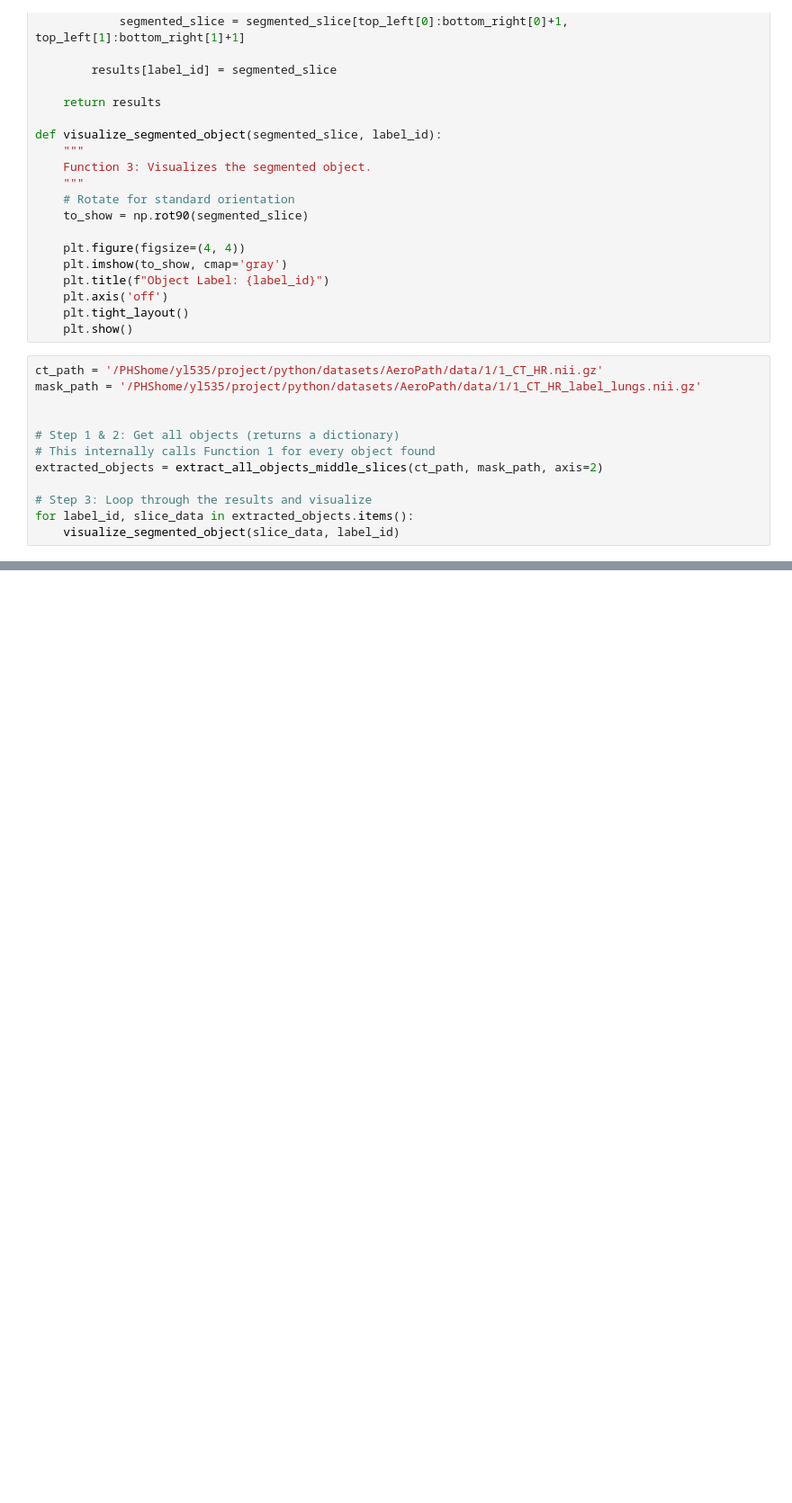
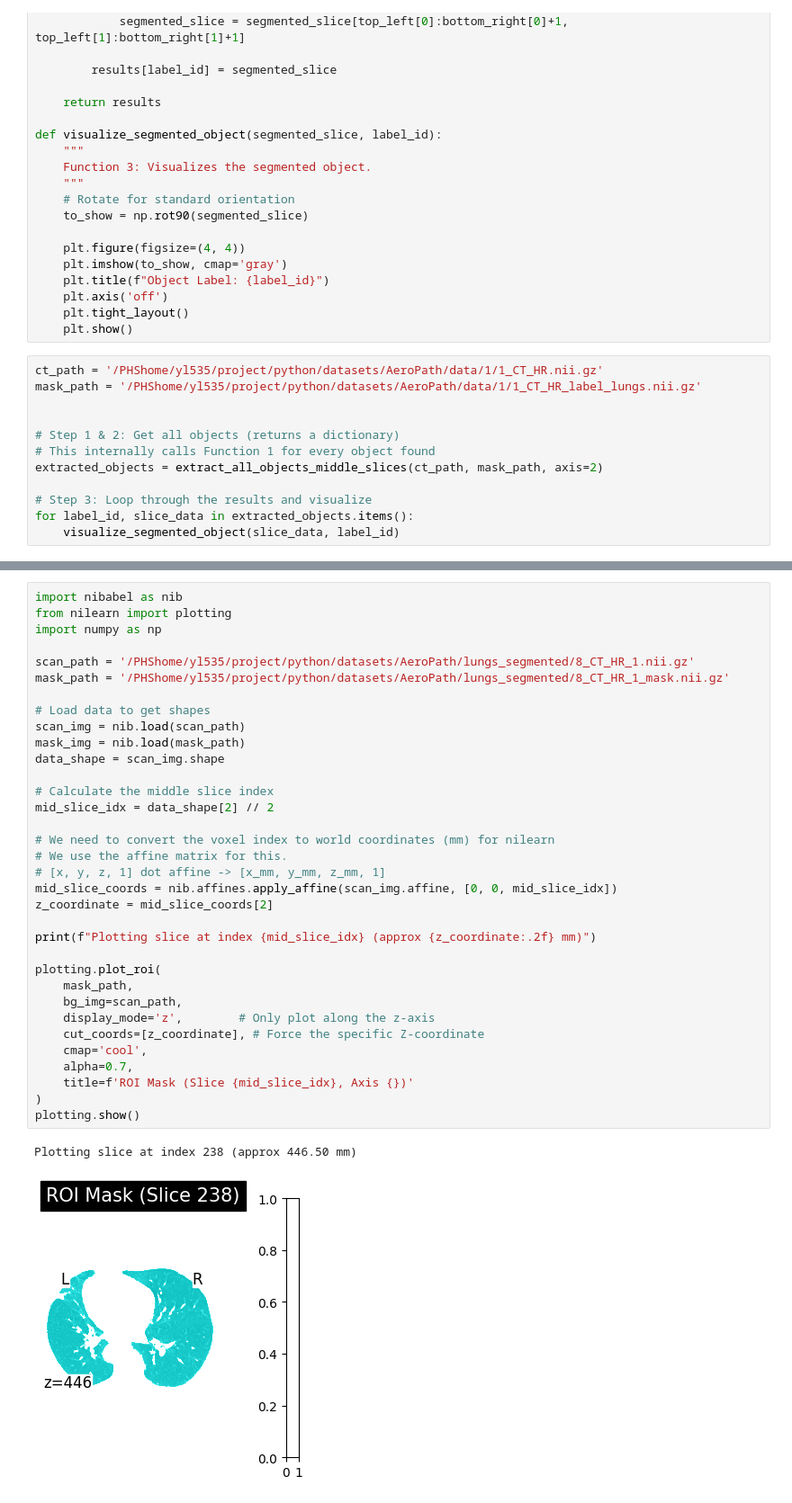
Before and after one commit to SerenaL1/benchmark_sam3d, a Jupyter notebook: notebook/visualize_nii.ipynb, the cells around one changed output, grey strips where cells are left out. Shown at 90% size. Drawn from its saved outputs; the diff is of its cells as text; blank space fills up the shorter version.

```diff
--- a/notebook/visualize_nii.ipynb
+++ b/notebook/visualize_nii.ipynb
@@ -255,0 +372,37 @@ for label_id, slice_data in extracted_objects.items():
+# %%
+import nibabel as nib
+from nilearn import plotting
+import numpy as np
+
+scan_path = '/PHShome/yl535/project/python/datasets/AeroPath/lungs_segmented/8_CT_HR_1.nii.gz'
+mask_path = '/PHShome/yl535/project/python/datasets/AeroPath/lungs_segmented/8_CT_HR_1_mask.nii.gz'
+
+# Load data to get shapes
+scan_img = nib.load(scan_path)
+mask_img = nib.load(mask_path)
+data_shape = scan_img.shape
+
+# Calculate the middle slice index
+mid_slice_idx = data_shape[2] // 2
+
+# We need to convert the voxel index to world coordinates (mm) for nilearn
+# We use the affine matrix for this.
+# [x, y, z, 1] dot affine -> [x_mm, y_mm, z_mm, 1]
+mid_slice_coords = nib.affines.apply_affine(scan_img.affine, [0, 0, mid_slice_idx])
+z_coordinate = mid_slice_coords[2]
+
+print(f"Plotting slice at index {mid_slice_idx} (approx {z_coordinate:.2f} mm)")
+
+plotting.plot_roi(
+    mask_path,
+    bg_img=scan_path,
+    display_mode='z',        # Only plot along the z-axis
+    cut_coords=[z_coordinate], # Force the specific Z-coordinate
+    cmap='cool',
+    alpha=0.7,
+    title=f'ROI Mask (Slice {mid_slice_idx}, Axis {})'
+)
+plotting.show()
+# %% [output]
+Plotting slice at index 238 (approx 446.50 mm)
+[figure, added]
```
Also changed, not shown: parts of 5 cells of this notebook, 9 other files.
